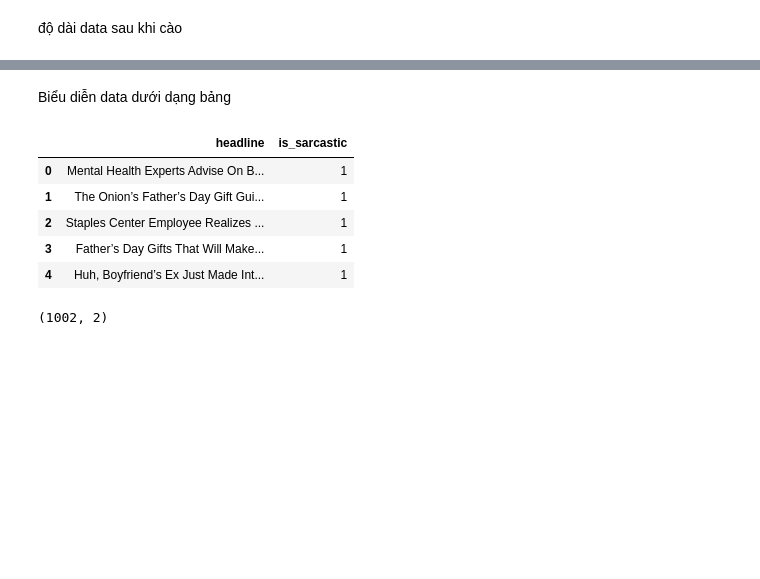
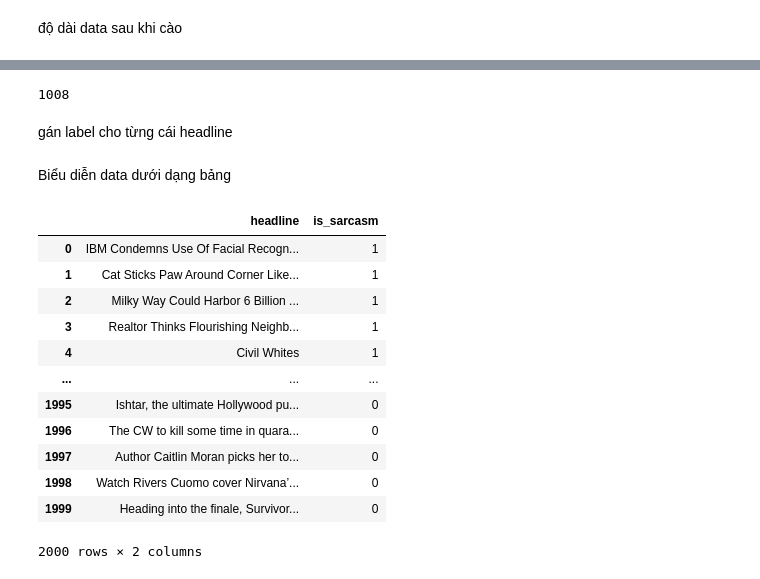
Before and after one commit to huavanson/CS114.K21, a Jupyter notebook: sarcasm.ipynb, the cells around one changed output, grey strips where cells are left out. Drawn from its saved outputs; the diff is of its cells as text; code cells hidden in the pictures; blank space fills up the shorter version.

```diff
--- a/sarcasm.ipynb
+++ b/sarcasm.ipynb
@@ -289,0 +284,11 @@ print(len(data))
+# %%
+url = "https://www.avclub.com/latest"
+data1= []
+stories=''
+while len(data1)<1000:
+  crawl1(url+stories, data1)
+  r1 = requests.get(url+stories)
+  coverpage = r1.content
+  soup1 = BeautifulSoup(coverpage, 'html5lib')
+  t = soup1.find_all("a", class_="sc-1out364-0 hMndXN js_link" )
+  stories=t[-1].get('href')
@@ -290,20 +297,36 @@ print(len(data))
+# %%
+data1=list(dict.fromkeys(data1))
+len(data1)
+# %% [output]
+1008
+# %% [markdown]
+gán label cho từng cái headline
+# %%
+headline = data[:1000] + data1[:1000]
+is_sarcastic=[]
+for i in range(0,1000):
+  is_sarcastic.append(1)
+for i in range(0,1000):
+  is_sarcastic.append(0)
 # %% [markdown]
 Biểu diễn data dưới dạng bảng
-# %%
-is_sarcastic=[]
-for i in range(0,len(data)):
-   is_sarcastic.append('1')
-test_data_1=pd.DataFrame([data,is_sarcastic]).T
-test_data_1.columns=['headline','is_sarcastic']
-test_data_1.head()
-# %% [output]
-|  | headline | is_sarcastic |
-| 0 | Mental Health Experts Advise On B... | 1 |
-| 1 | The Onion’s Father’s Day Gift Gui... | 1 |
-| 2 | Staples Center Employee Realizes ... | 1 |
-| 3 | Father’s Day Gifts That Will Make... | 1 |
-| 4 | Huh, Boyfriend’s Ex Just Made Int... | 1 |
-# %%
-test_data_1.shape
-# %% [output]
-(1002, 2)
+# %%
+data_test = pd.DataFrame({
+    'headline': headline,
+    'is_sarcasm': is_sarcastic
+})
+data_test
+# %% [output]
+|  | headline | is_sarcasm |
+| 0 | IBM Condemns Use Of Facial Recogn... | 1 |
+| 1 | Cat Sticks Paw Around Corner Like... | 1 |
+| 2 | Milky Way Could Harbor 6 Billion ... | 1 |
+| 3 | Realtor Thinks Flourishing Neighb... | 1 |
+| 4 | Civil Whites | 1 |
+| ... | ... | ... |
+| 1995 | Ishtar, the ultimate Hollywood pu... | 0 |
+| 1996 | The CW to kill some time in quara... | 0 |
+| 1997 | Author Caitlin Moran picks her to... | 0 |
+| 1998 | Watch Rivers Cuomo cover Nirvana’... | 0 |
+| 1999 | Heading into the finale, Survivor... | 0 |
+2000 rows × 2 columns
```
Also changed, not shown: parts of 18 cells of this notebook.
